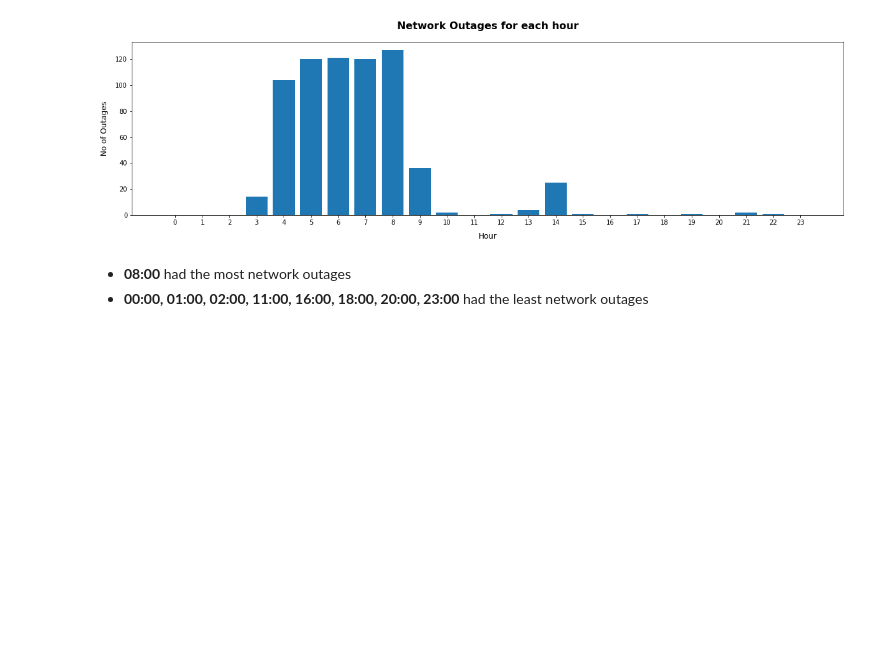
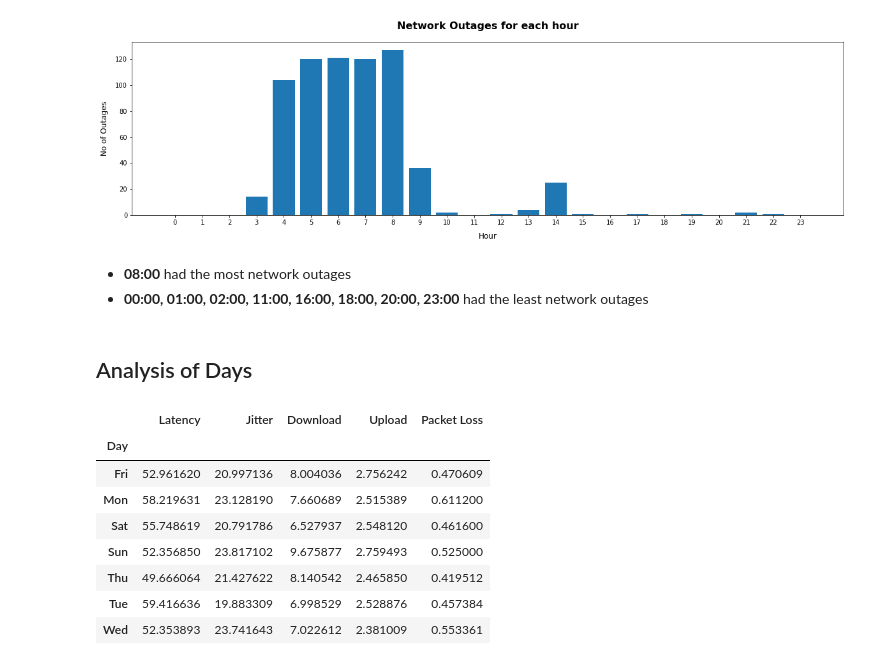
Before and after one commit to shanthiii/Internet-Analysis-Project, a Jupyter notebook: Internet_Analysis.ipynb, the cells around one changed output. Cells and saved outputs as stored; diff of their text form; code cells hidden in the pictures; blank space fills up the shorter version.

```diff
--- a/Internet_Analysis.ipynb
+++ b/Internet_Analysis.ipynb
@@ -145,3 +145,18 @@ plt.show()
 
 *   **08:00** had the most network outages
 *   **00:00, 01:00, 02:00, 11:00, 16:00, 18:00, 20:00, 23:00** had the least network outages
+# %% [markdown]
+## Analysis of Days
+# %%
+day_analytics=data.groupby('Day').agg(dict.fromkeys(['Latency','Jitter','Download','Upload','Packet Loss'], 'mean'))
+display(day_analytics)
+# %% [output]
+|  | Latency | Jitter | Download | Upload | Packet Loss |
+| Day |  |  |  |  |  |
+| Fri | 52.961620 | 20.997136 | 8.004036 | 2.756242 | 0.470609 |
+| Mon | 58.219631 | 23.128190 | 7.660689 | 2.515389 | 0.611200 |
+| Sat | 55.748619 | 20.791786 | 6.527937 | 2.548120 | 0.461600 |
+| Sun | 52.356850 | 23.817102 | 9.675877 | 2.759493 | 0.525000 |
+| Thu | 49.666064 | 21.427622 | 8.140542 | 2.465850 | 0.419512 |
+| Tue | 59.416636 | 19.883309 | 6.998529 | 2.528876 | 0.457384 |
+| Wed | 52.353893 | 23.741643 | 7.022612 | 2.381009 | 0.553361 |
```
Also changed, not shown: parts of 6 cells of this notebook.
